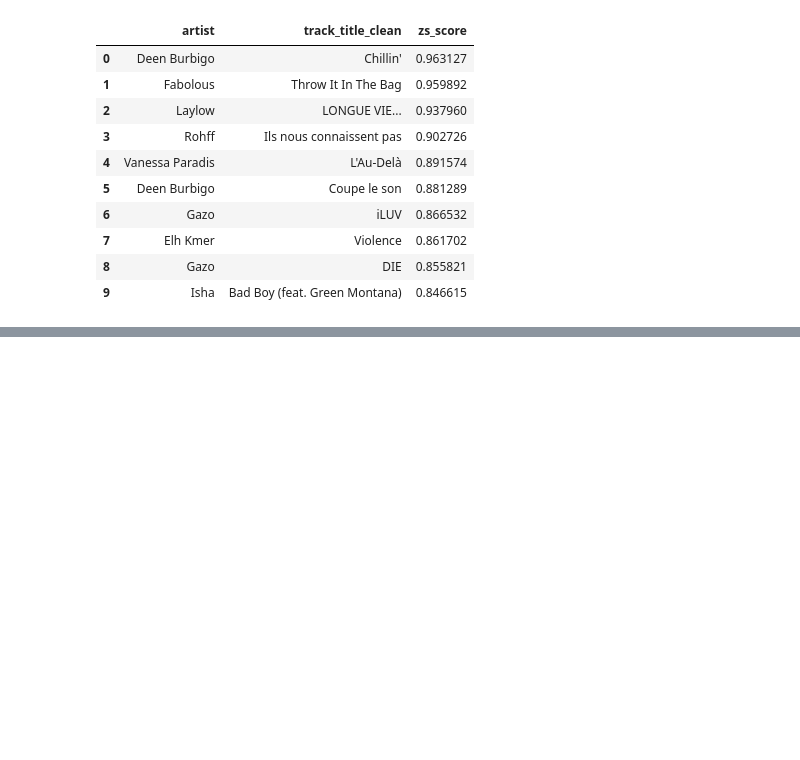
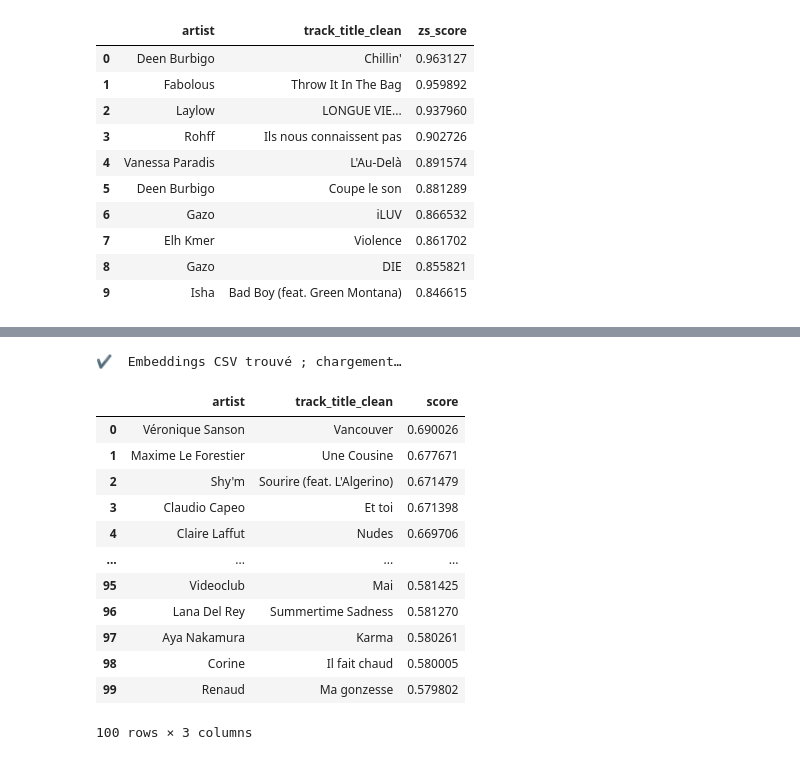
Before and after one commit to vicctoirec/wagon-bootcamp-project, a Jupyter notebook: notebooks/notebook_Laureen.ipynb, the cells around one changed output, grey strips where cells are left out. Drawn from its saved outputs; the diff is of its cells as text; code cells hidden in the pictures; blank space fills up the shorter version.

```diff
--- a/notebooks/notebook_Laureen.ipynb
+++ b/notebooks/notebook_Laureen.ipynb
@@ -493,0 +607,17 @@ refine_top_k(user_input="tgif", k_recall=50, k_final=10)
+# %%
+get_top_k(user_input, 100)
+# %% [output]
+✔️  Embeddings CSV trouvé ; chargement…
+|  | artist | track_title_clean | score |
+| 0 | Véronique Sanson | Vancouver | 0.690026 |
+| 1 | Maxime Le Forestier | Une Cousine | 0.677671 |
+| 2 | Shy'm | Sourire (feat. L'Algerino) | 0.671479 |
+| 3 | Claudio Capeo | Et toi | 0.671398 |
+| 4 | Claire Laffut | Nudes | 0.669706 |
+| ... | ... | ... | ... |
+| 95 | Videoclub | Mai | 0.581425 |
+| 96 | Lana Del Rey | Summertime Sadness | 0.581270 |
+| 97 | Aya Nakamura | Karma | 0.580261 |
+| 98 | Corine | Il fait chaud | 0.580005 |
+| 99 | Renaud | Ma gonzesse | 0.579802 |
+100 rows × 3 columns
```
Also changed, not shown: parts of 15 cells of this notebook.
